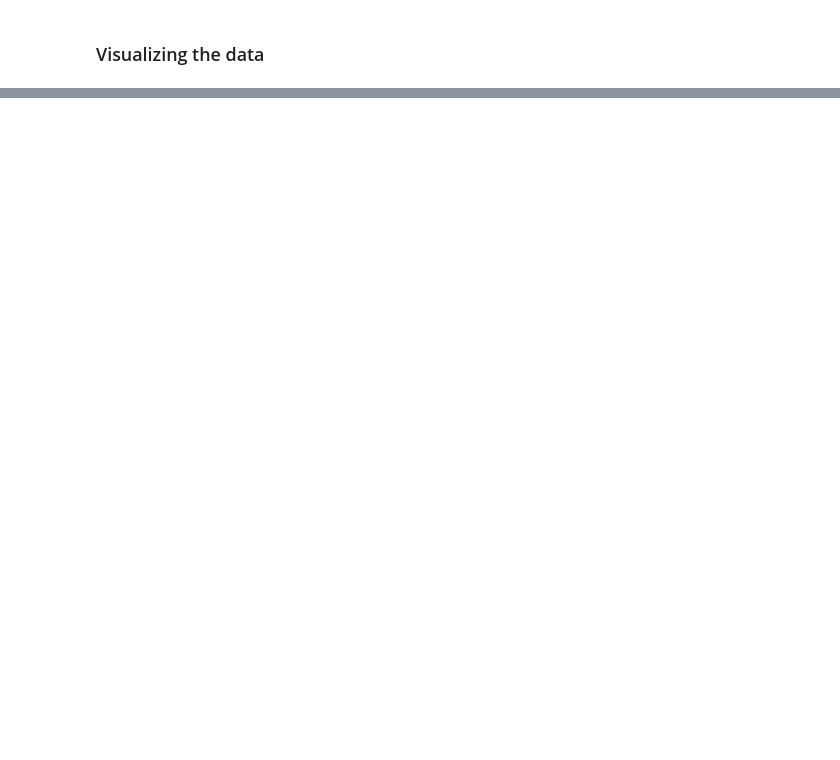
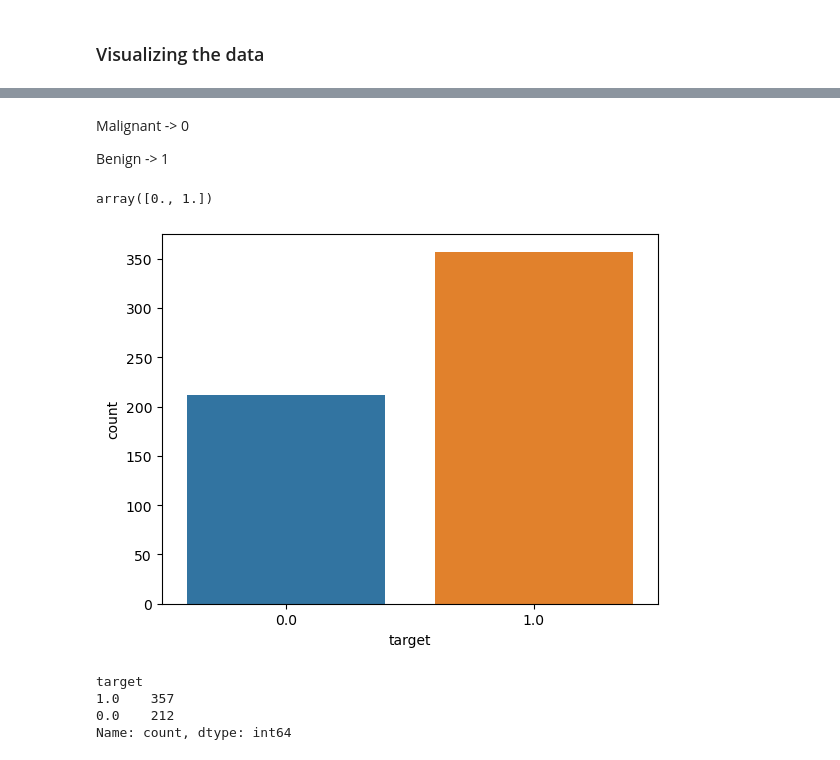
Before and after one commit to cyblogerz/Breast-cancer-classification, a Jupyter notebook: src/notebook.ipynb, the cells around one changed output, grey strips where cells are left out. Cells and saved outputs as stored; diff of their text form; code cells hidden in the pictures; blank space fills up the shorter version.

```diff
--- a/src/notebook.ipynb
+++ b/src/notebook.ipynb
@@ -107,0 +124,21 @@ df_cancer.head()
+# %% [markdown]
+Malignant -> 0
+
+
+Benign -> 1
+# %%
+df_cancer['target'].unique()
+# %% [output]
+array([0., 1.])
+# %%
+sns.countplot(x ='target', data = df_cancer)
+plt.show()
+# %% [output]
+[figure, added]
+# %%
+df_cancer.target.value_counts()
+# %% [output]
+target
+1.0    357
+0.0    212
+Name: count, dtype: int64
```
Also changed, not shown: parts of 12 cells of this notebook.
